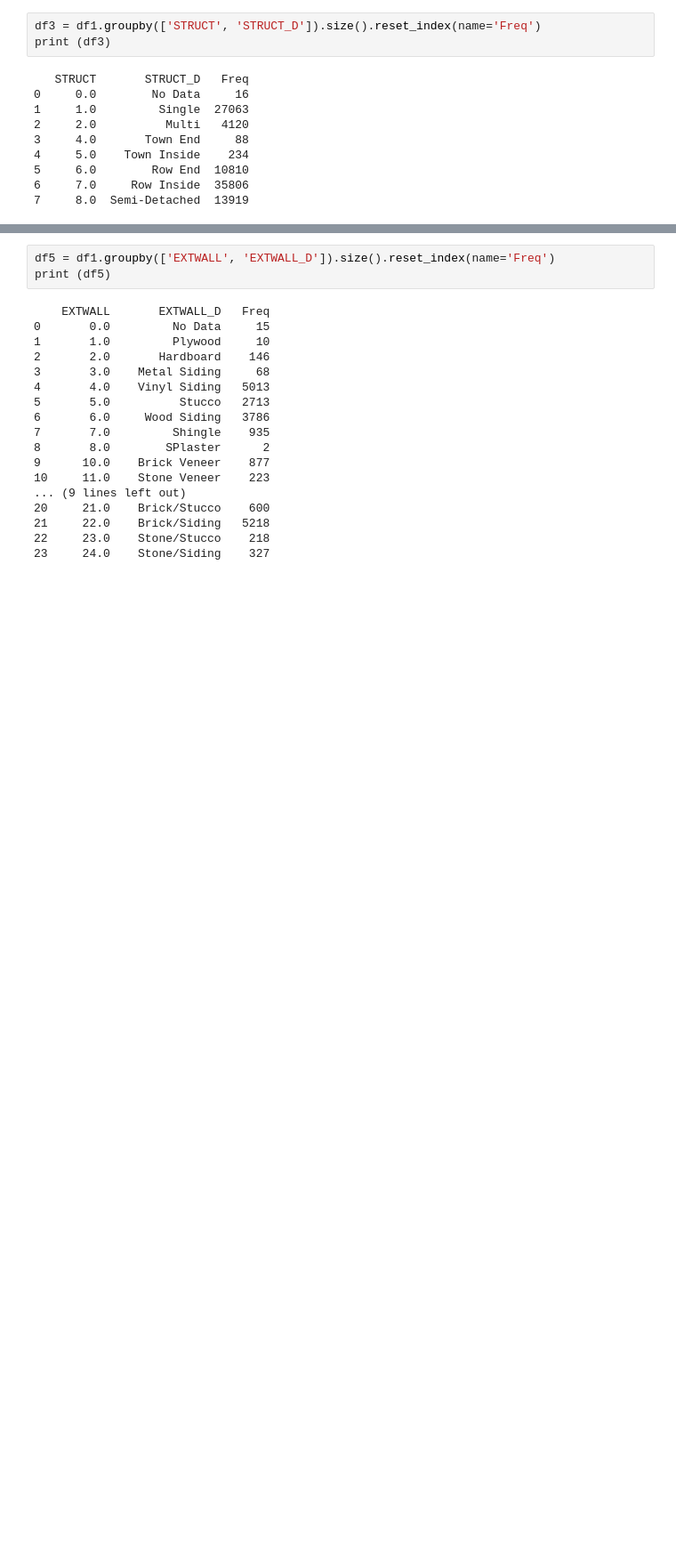
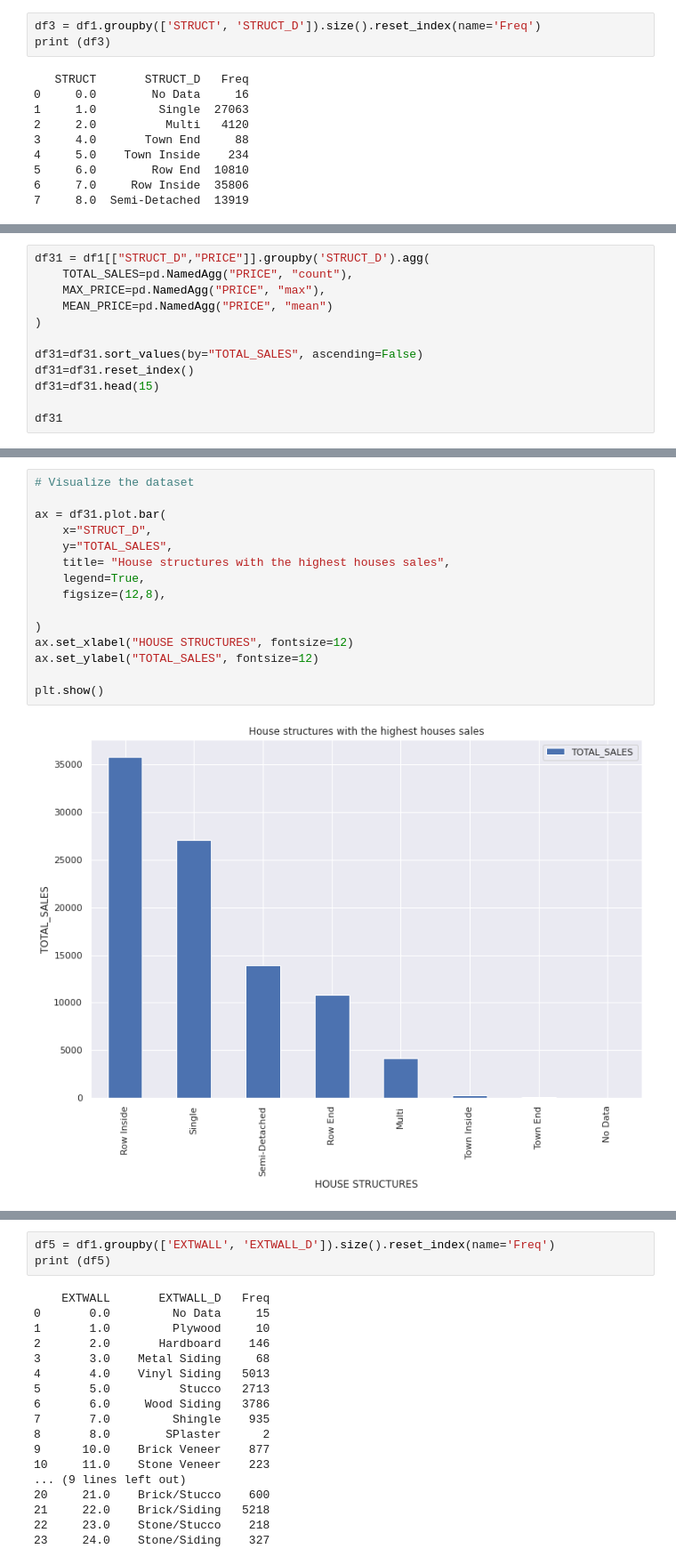
Before and after one commit to DATA-606-SPRING-2022/Tchuissi_DATA606, a Jupyter notebook: ipynb/Final606.ipynb, the cells around one changed output, grey strips where cells are left out. Shown at 89% size. Saved outputs shown, nothing was run; the diff lists cells and outputs as text; blank space fills up the shorter version.

```diff
--- a/ipynb/Final606.ipynb
+++ b/ipynb/Final606.ipynb
@@ -114,0 +157,12 @@ print (df6)
+# %%
+df31 = df1[["STRUCT_D","PRICE"]].groupby('STRUCT_D').agg(
+    TOTAL_SALES=pd.NamedAgg("PRICE", "count"),
+    MAX_PRICE=pd.NamedAgg("PRICE", "max"),
+    MEAN_PRICE=pd.NamedAgg("PRICE", "mean")
+)
+
+df31=df31.sort_values(by="TOTAL_SALES", ascending=False)
+df31=df31.reset_index()
+df31=df31.head(15)
+
+df31
@@ -114,0 +179,17 @@ print (df6)
+# %%
+# Visualize the dataset
+
+ax = df31.plot.bar(
+    x="STRUCT_D",
+    y="TOTAL_SALES",
+    title= "House structures with the highest houses sales",
+    legend=True,
+    figsize=(12,8),
+
+)
+ax.set_xlabel("HOUSE STRUCTURES", fontsize=12)
+ax.set_ylabel("TOTAL_SALES", fontsize=12)
+
+plt.show()
+# %% [output]
+[figure, added]
```
Also changed, not shown: parts of 75 cells of this notebook.
